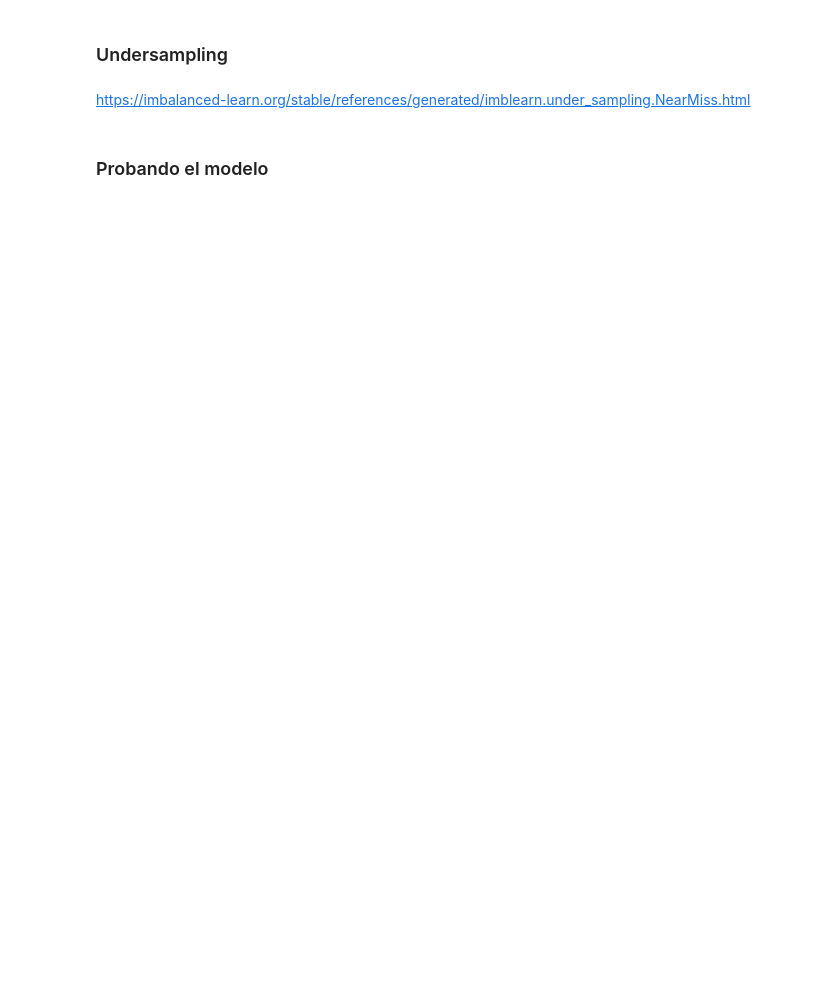
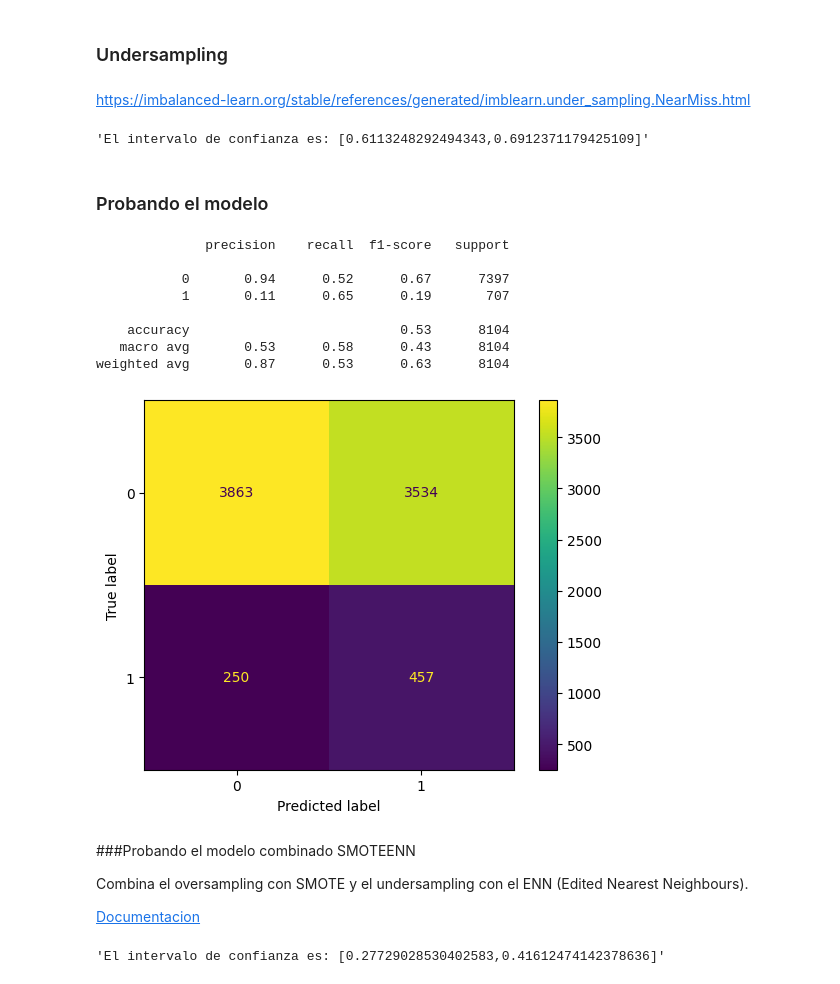
Before and after one commit to Yaaxek/Validacion-de-modelos-y-metricas, a Jupyter notebook: clasificacion_validacion_metricas.ipynb, the cells around one changed output. Saved outputs shown, nothing was run; the diff lists cells and outputs as text; code cells hidden in the pictures; blank space fills up the shorter version.

```diff
--- a/clasificacion_validacion_metricas.ipynb
+++ b/clasificacion_validacion_metricas.ipynb
@@ -352,2 +422,32 @@ https://imbalanced-learn.org/stable/references/generated/imblearn.under_sampling
+# %%
+intervalo_confianza(cv_resultados)
+# %% [output]
+'El intervalo de confianza es: [0.6113248292494343,0.6912371179425109]'
 # %% [markdown]
 ### Probando el modelo
+# %%
+undersample=NearMiss(version=3)
+X_balanceada,y_balanceada=undersample.fit_resample(X,y)
+# %%
+model=DecisionTreeClassifier(max_depth=10)
+model.fit(X_balanceada,y_balanceada)
+y_previsto=model.predict(X_test)
+
+print(classification_report(y_test,y_previsto))
+ConfusionMatrixDisplay.from_predictions(y_test,y_previsto);
+# %% [output]
+              precision    recall  f1-score   support
+
+           0       0.94      0.52      0.67      7397
+           1       0.11      0.65      0.19       707
+
+    accuracy                           0.53      8104
+   macro avg       0.53      0.58      0.43      8104
+weighted avg       0.87      0.53      0.63      8104
+[figure, added]
+# %% [markdown]
+###Probando el modelo combinado SMOTEENN
+
+Combina el oversampling con SMOTE y el undersampling con el ENN (Edited Nearest Neighbours).
+
+[Documentacion]('https://imbalanced-learn.org/stable/references/generated/imblearn.combine.SMOTEENN.html')
@@ -353,0 +456,8 @@ https://imbalanced-learn.org/stable/references/generated/imblearn.under_sampling
+# %%
+model=DecisionTreeClassifier(max_depth=10)
+pipeline=imbpipeline([('smoteen',SMOTEENN()),('tree',model)])
+skf=StratifiedKFold(n_splits=5,shuffle=True,random_state=450)
+cv_resultados=cross_validate(pipeline,X,y,cv=skf,scoring='recall')
+intervalo_confianza(cv_resultados)
+# %% [output]
+'El intervalo de confianza es: [0.27729028530402583,0.41612474142378636]'
```
Also changed, not shown: parts of 38 cells of this notebook.
